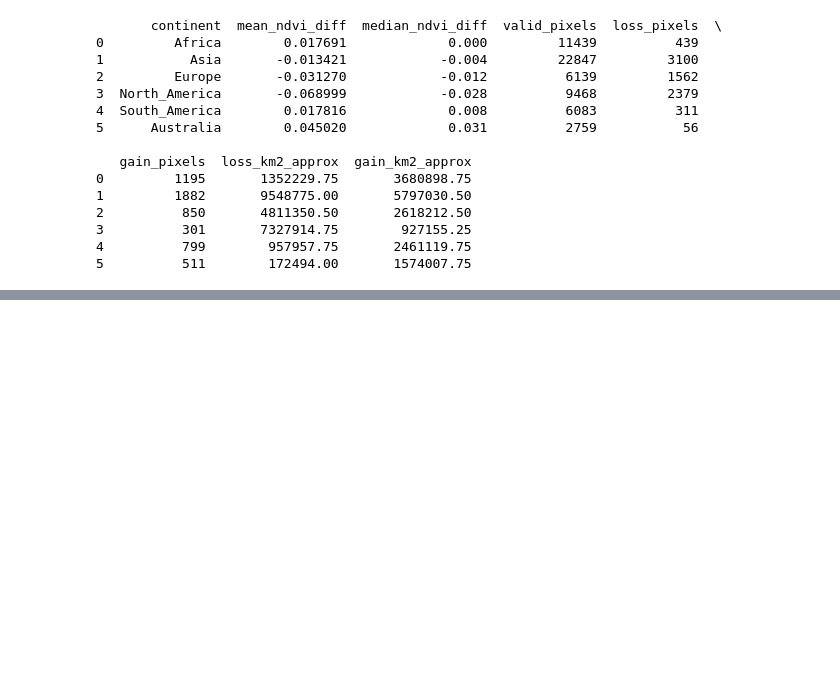
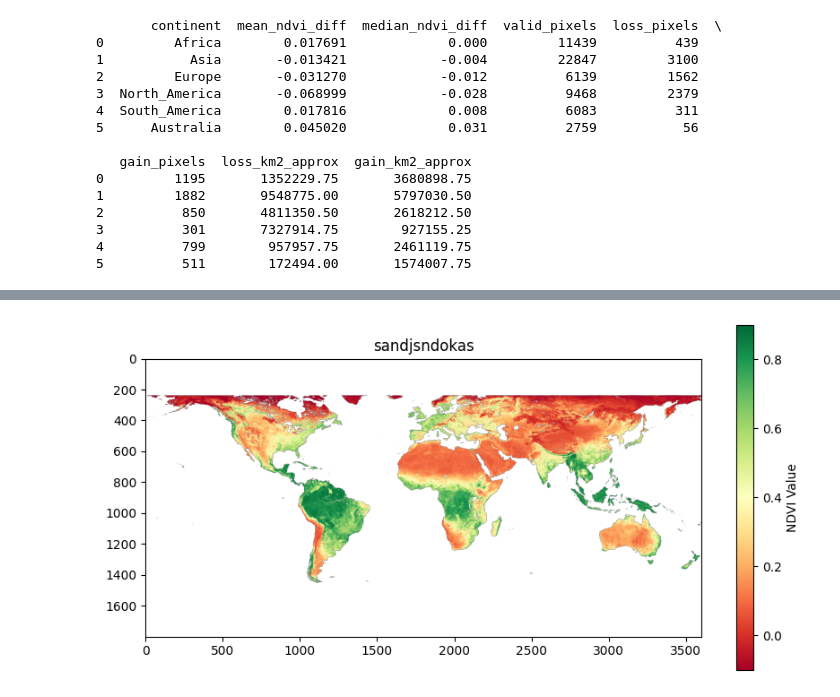
Before and after one commit to dhruv114523/sat-image-processing, a Jupyter notebook: main.ipynb, the cells around one changed output, grey strips where cells are left out. Saved outputs shown, nothing was run; the diff lists cells and outputs as text; code cells hidden in the pictures; blank space fills up the shorter version.

```diff
--- a/main.ipynb
+++ b/main.ipynb
@@ -426,0 +433,8 @@ np.float64(-0.10000000149011612)
+# %%
+plt.figure(figsize=(10, 5))
+plt.imshow(data, cmap='RdYlGn')
+plt.title("sandjsndokas")
+plt.colorbar(label="NDVI Value")
+plt.show()
+# %% [output]
+[figure, added]
```
Also changed, not shown: parts of 7 cells of this notebook.
